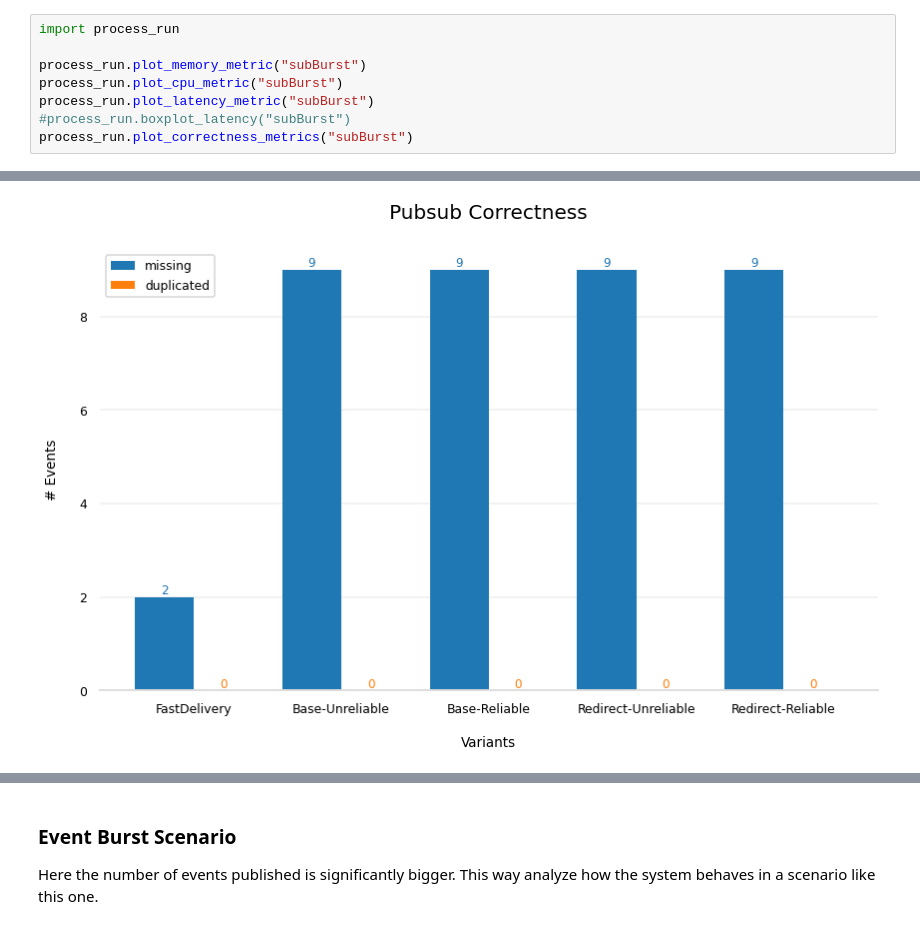
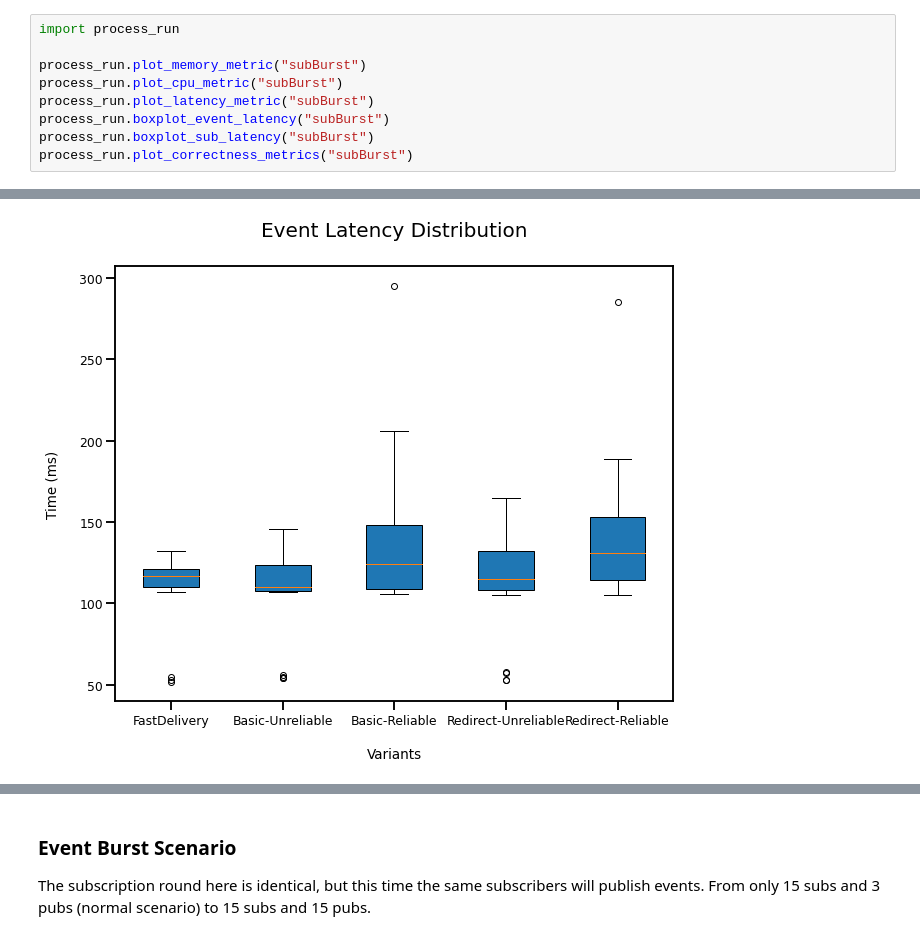
Before and after one commit to pedroaston/contentps-test, a Jupyter notebook: scripts/dashboard.ipynb, the cells around one changed output, grey strips where cells are left out. Cells and saved outputs as stored; diff of their text form.

```diff
--- a/scripts/dashboard.ipynb
+++ b/scripts/dashboard.ipynb
@@ -29,6 +31,7 @@ import process_run
 process_run.plot_memory_metric("subBurst")
 process_run.plot_cpu_metric("subBurst")
 process_run.plot_latency_metric("subBurst")
-#process_run.boxplot_latency("subBurst")
+process_run.boxplot_event_latency("subBurst")
+process_run.boxplot_sub_latency("subBurst")
 process_run.plot_correctness_metrics("subBurst")
 # %% [output]
@@ -38 +41 @@ process_run.plot_correctness_metrics("subBurst")
-[figure, old version]
+[figure, new version]
@@ -39,6 +44,6 @@ process_run.plot_correctness_metrics("subBurst")
 # %% [markdown]
 ### Event Burst Scenario
-Here the number of events published is significantly bigger. This way analyze how the system behaves in a scenario like this one.
+The subscription round here is identical, but this time the same subscribers will publish events. From only 15 subs and 3 pubs (normal scenario) to 15 subs and 15 pubs.
 # %%
 import process_run
 
```
Also changed, not shown: parts of 9 cells of this notebook, 18 other files.
